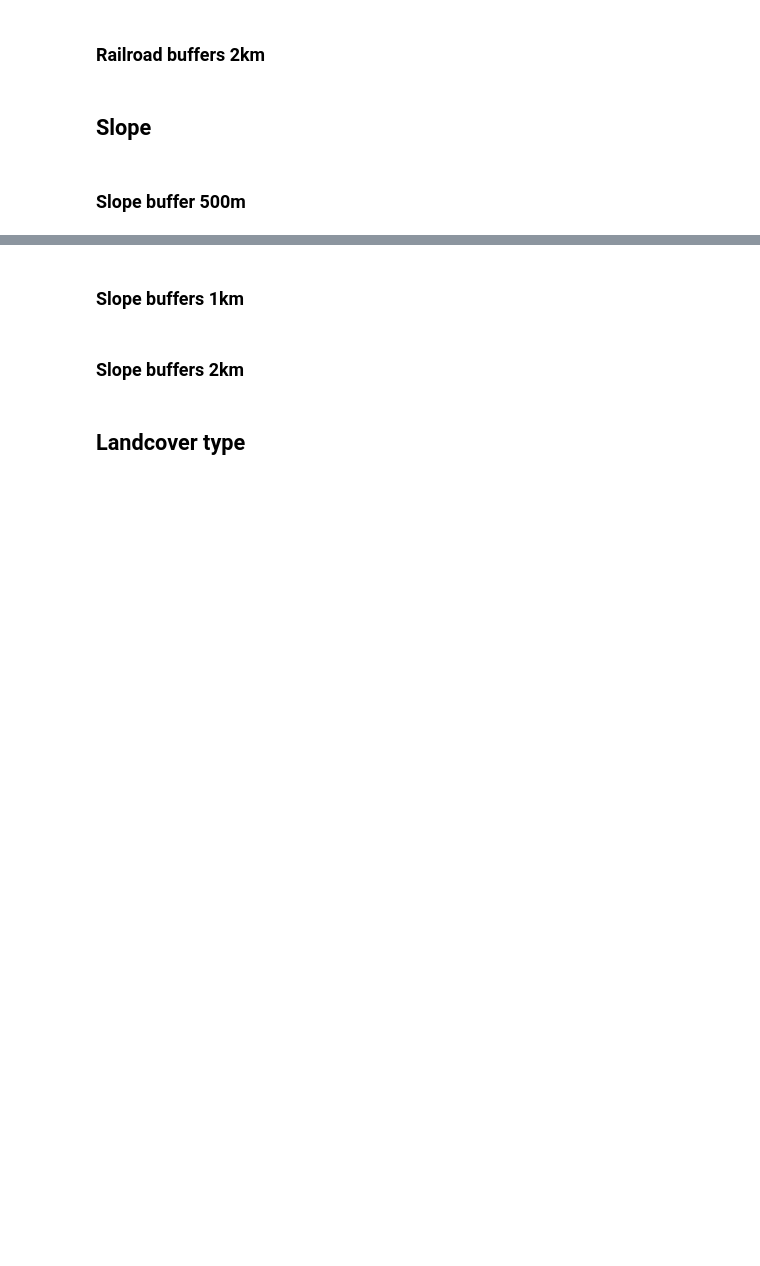
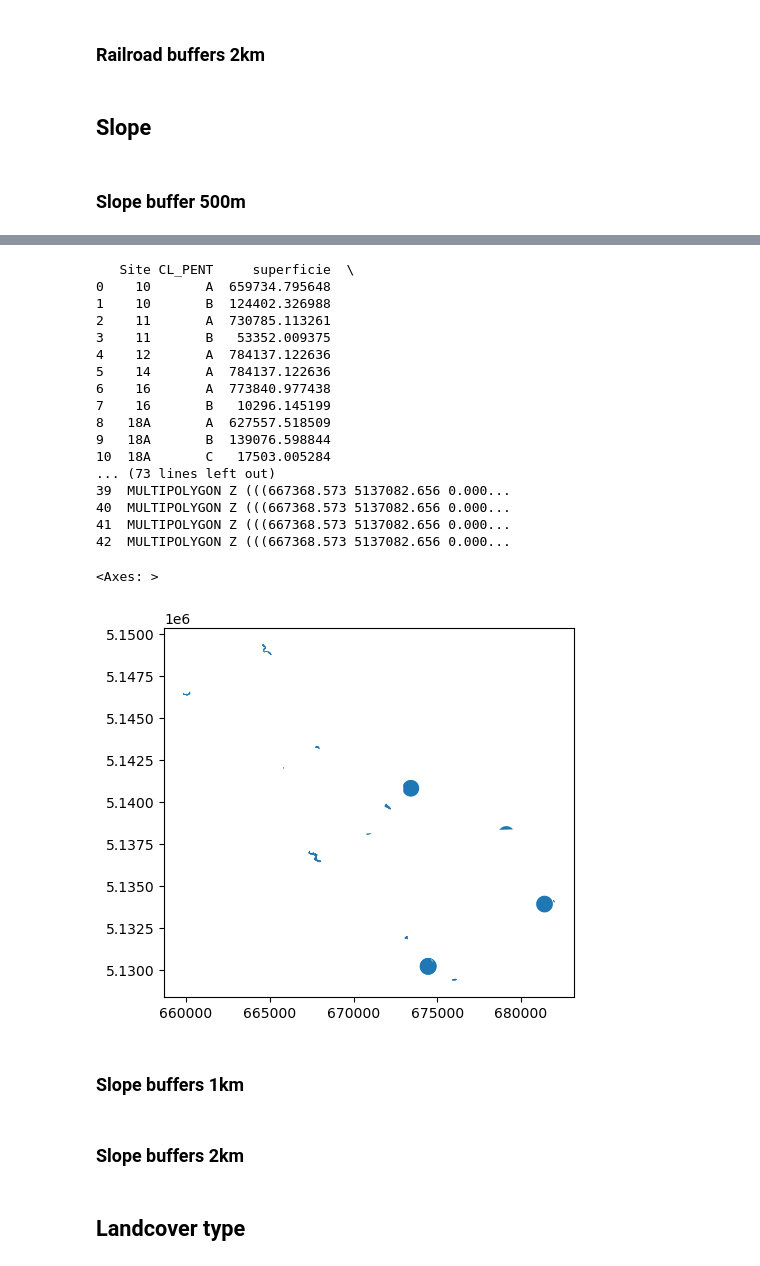
Before and after one commit to tofunori/Multi-buffers-data-extraction, a Jupyter notebook: multi_buffers.ipynb, the cells around one changed output, grey strips where cells are left out. Saved outputs shown, nothing was run; the diff lists cells and outputs as text; code cells hidden in the pictures; blank space fills up the shorter version.

```diff
--- a/multi_buffers.ipynb
+++ b/multi_buffers.ipynb
@@ -394,0 +427,48 @@ aggregated_results.to_csv(r"C:\Users\thier\Downloads\Projet\Projet\slope_buffers
+# %%
+import geopandas as gpd
+import pandas as pd
+
+# Assuming slope_500m is your prepared GeoDataFrame
+slope_500m = slope.overlay(buffered_camera_df_500m, how='intersection')
+slope_500m['superficie'] = slope_500m.geometry.area
+slope_500m_clean = slope_500m[['Site', 'superficie', 'CL_PENT', 'geometry']]
+
+# Group by 'Site' and 'CL_PENT' and sum 'superficie'
+grouped_non_spatial = slope_500m_clean.groupby(['Site', 'CL_PENT'])['superficie'].sum().reset_index()
+
+# Get the first geometry for each 'Site' as a representative geometry
+first_geometry = slope_500m_clean.groupby('Site')['geometry'].first().reset_index()
+
+# Merge the non-spatial and spatial data
+merged = pd.merge(grouped_non_spatial, first_geometry, on='Site', how='left')
+
+# Convert back to a GeoDataFrame
+gdf = gpd.GeoDataFrame(merged, geometry='geometry')
+
+# Save the GeoDataFrame
+gdf.to_file(r"C:\Users\thier\Downloads\Projet\slope_superficie_by_category_and_site.shp")
+gdf.to_csv(r"C:\Users\thier\Downloads\Projet\slope_superficie_by_category_and_site.csv")
+
+# Print and plot the result
+print(gdf)
+gdf.plot()
+# %% [output]
+   Site CL_PENT     superficie  \
+0    10       A  659734.795648
+1    10       B  124402.326988
+2    11       A  730785.113261
+3    11       B   53352.009375
+4    12       A  784137.122636
+5    14       A  784137.122636
+6    16       A  773840.977438
+7    16       B   10296.145199
+8   18A       A  627557.518509
+9   18A       B  139076.598844
+10  18A       C   17503.005284
+... (73 lines left out)
+39  MULTIPOLYGON Z (((667368.573 5137082.656 0.000...
+40  MULTIPOLYGON Z (((667368.573 5137082.656 0.000...
+41  MULTIPOLYGON Z (((667368.573 5137082.656 0.000...
+42  MULTIPOLYGON Z (((667368.573 5137082.656 0.000...
+<Axes: >
+[figure, added]
```
Also changed, not shown: parts of 9 cells of this notebook.
